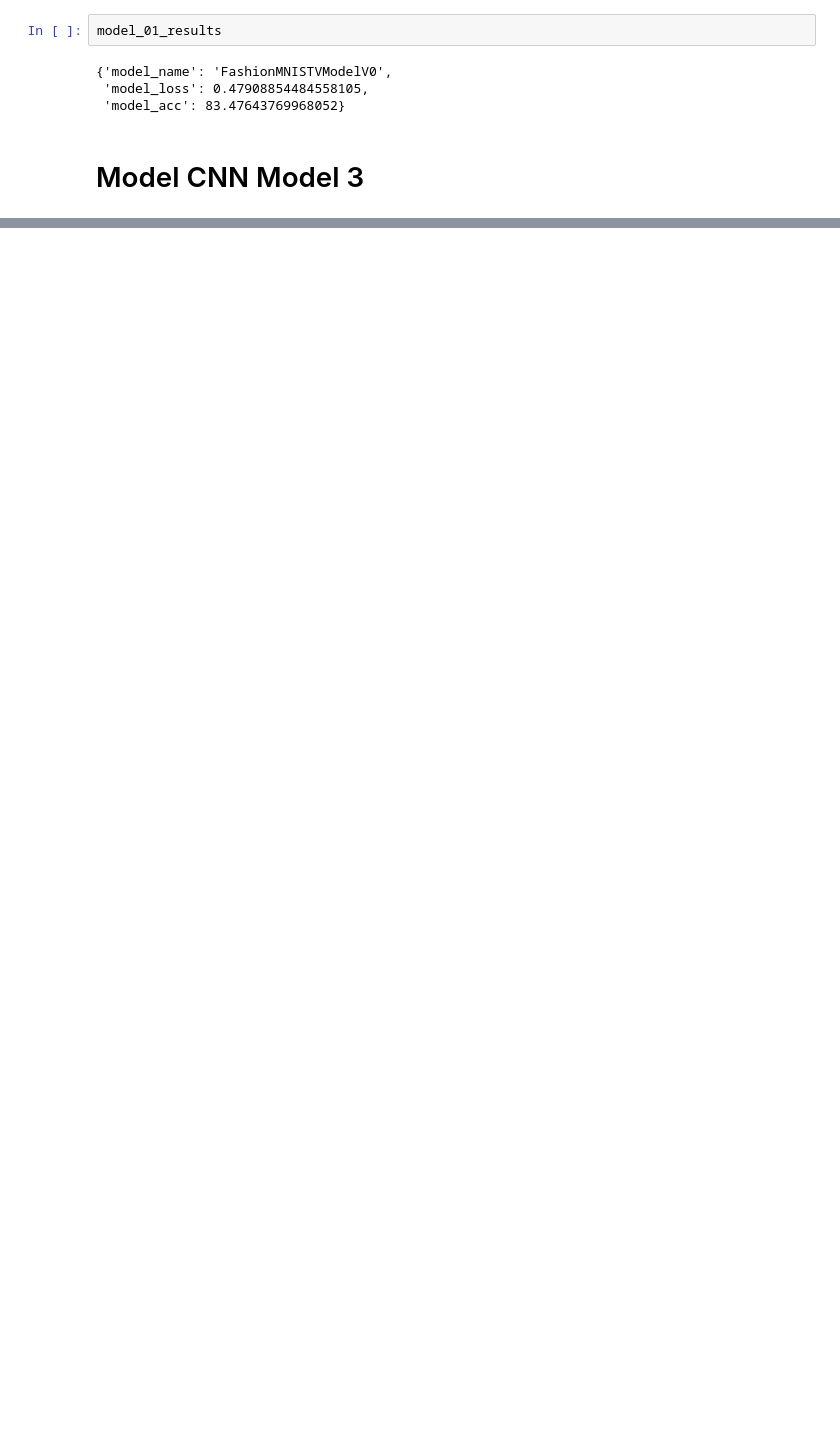
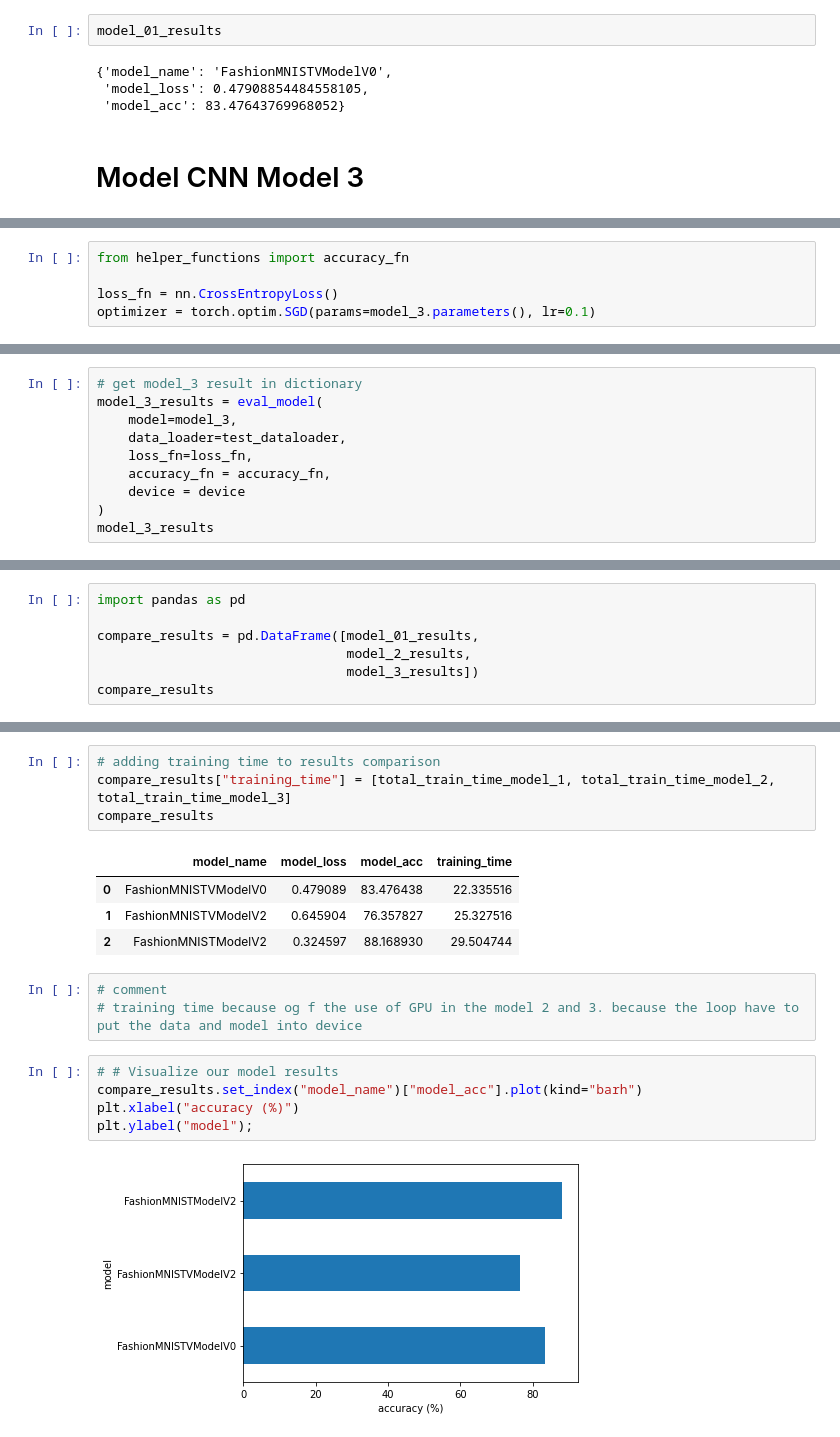
Before and after one commit to pascale25/Deep_learning, a Jupyter notebook: CNN_Visual_Recognition.ipynb, the cells around one changed output, grey strips where cells are left out. Drawn from its saved outputs; the diff is of its cells as text; blank space fills up the shorter version.

```diff
--- a/CNN_Visual_Recognition.ipynb
+++ b/CNN_Visual_Recognition.ipynb
@@ -836,0 +1081,5 @@ model_01_results
+# %%
+from helper_functions import accuracy_fn
+
+loss_fn = nn.CrossEntropyLoss()
+optimizer = torch.optim.SGD(params=model_3.parameters(), lr=0.1)
@@ -836,0 +1135,10 @@ model_01_results
+# %%
+# get model_3 result in dictionary
+model_3_results = eval_model(
+    model=model_3,
+    data_loader=test_dataloader,
+    loss_fn=loss_fn,
+    accuracy_fn = accuracy_fn,
+    device = device
+)
+model_3_results
@@ -836,0 +1151,7 @@ model_01_results
+# %%
+import pandas as pd
+
+compare_results = pd.DataFrame([model_01_results,
+                                model_2_results,
+                                model_3_results])
+compare_results
@@ -836,0 +1163,19 @@ model_01_results
+# %%
+# adding training time to results comparison
+compare_results["training_time"] = [total_train_time_model_1, total_train_time_model_2, total_train_time_model_3]
+compare_results
+# %% [output]
+|  | model_name | model_loss | model_acc | training_time |
+| 0 | FashionMNISTVModelV0 | 0.479089 | 83.476438 | 22.335516 |
+| 1 | FashionMNISTVModelV2 | 0.645904 | 76.357827 | 25.327516 |
+| 2 | FashionMNISTModelV2 | 0.324597 | 88.168930 | 29.504744 |
+# %%
+# comment
+# training time because og f the use of GPU in the model 2 and 3. because the loop have to put the data and model into device
+# %%
+# # Visualize our model results
+compare_results.set_index("model_name")["model_acc"].plot(kind="barh")
+plt.xlabel("accuracy (%)")
+plt.ylabel("model");
+# %% [output]
+[figure, added]
```
Also changed, not shown: parts of 35 cells of this notebook.
